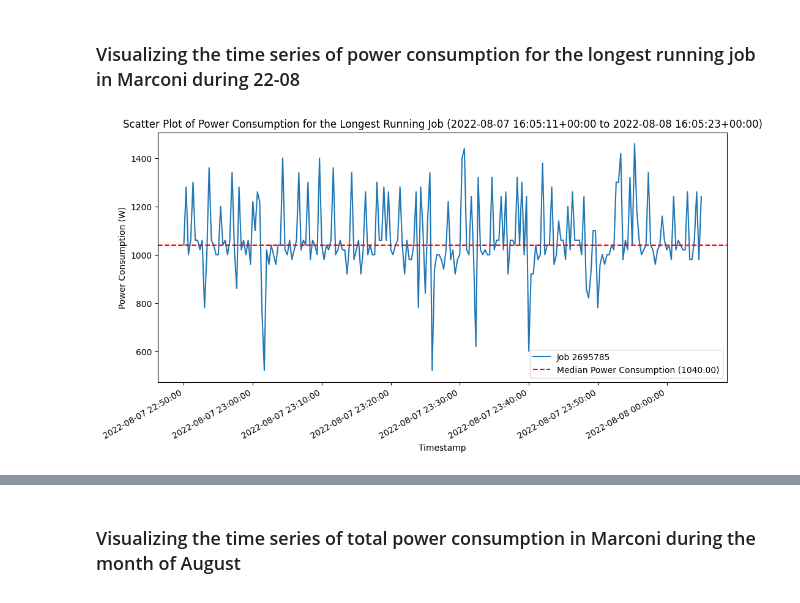
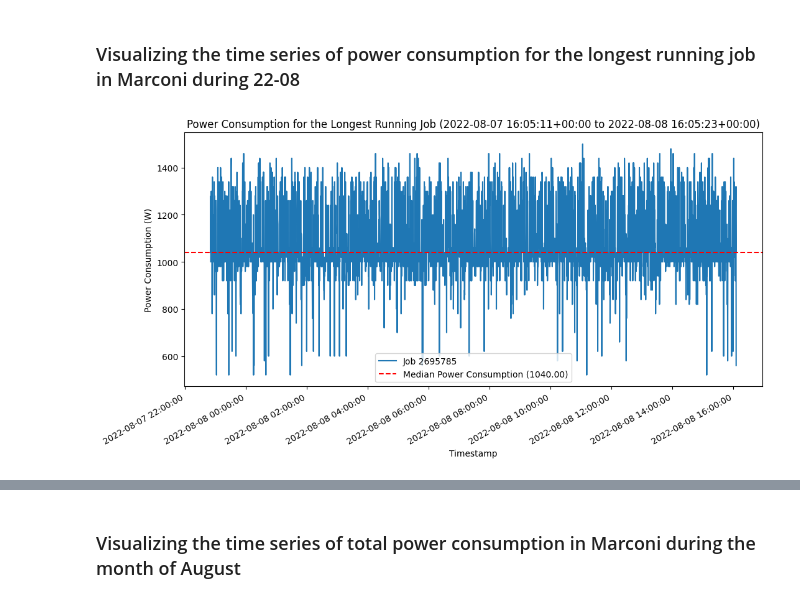
Before and after one commit to Marthyna/hpc-energy-consumption-profiling, a Jupyter notebook: notes/experiments.ipynb, the cells around one changed output, grey strips where cells are left out. Cells and saved outputs as stored; diff of their text form; code cells hidden in the pictures.

```diff
--- a/notes/experiments.ipynb
+++ b/notes/experiments.ipynb
@@ -96,39 +121,33 @@ power_col = 'value'
 
 # Find the rows corresponding to the longest running job
 longest_running_job_row = merged_df.loc[merged_df[runtime_col].idxmax()]
 
 # Extract the information
 start_time = longest_running_job_row['start_time']
 end_time = longest_running_job_row['end_time']
 
 # DataFrame containing the timestamp and power consumption values for the job with the longest run time
 longest_running_job_power = merged_df[merged_df['job_id'] == longest_running_job_row['job_id']][[timestamp_col, power_col]]
 
 # Calculate the median of power consumption
 median_power_consumption = longest_running_job_power[power_col].median()
 
 # Convert timestamp values to datetime objects
 longest_running_job_power[timestamp_col] = pd.to_datetime(longest_running_job_power[timestamp_col])
 
-# Filter data from start_time to two days after it
-filtered_power_data = longest_running_job_power[
-    (longest_running_job_power[timestamp_col] >= start_time) &
-    (longest_running_job_power[timestamp_col] <= pd.to_datetime(start_time) + pd.Timedelta(hours=8))
-]
-
 # Plot the time series of power consumption for the longest running job
 plt.figure(figsize=(12, 6))
-plt.plot(filtered_power_data[timestamp_col], filtered_power_data[power_col], label=f'Job {longest_running_job_row["job_id"]}')
+plt.plot(longest_running_job_power[timestamp_col], longest_running_job_power[power_col], label=f'Job {longest_running_job_row["job_id"]}')
 plt.axhline(y=median_power_consumption, color='r', linestyle='--', label=f'Median Power Consumption ({median_power_consumption:.2f})')
-plt.title(f'Scatter Plot of Power Consumption for the Longest Running Job ({start_time} to {end_time})')
+plt.title(f'Power Consumption for the Longest Running Job ({start_time} to {end_time})')
 plt.xlabel('Timestamp')
 plt.ylabel('Power Consumption (W)')
 
 # Format the timestamp labels
 plt.gca().xaxis.set_major_formatter(mdates.DateFormatter('%Y-%m-%d %H:%M:%S'))
 plt.gcf().autofmt_xdate()  # Auto-format the x-axis date labels for better readability
 
 plt.legend()
 plt.show()
 # %% [output]
-[figure, old version]
+[figure, new version]
```
Also changed, not shown: parts of 8 cells of this notebook, 2 other files.
